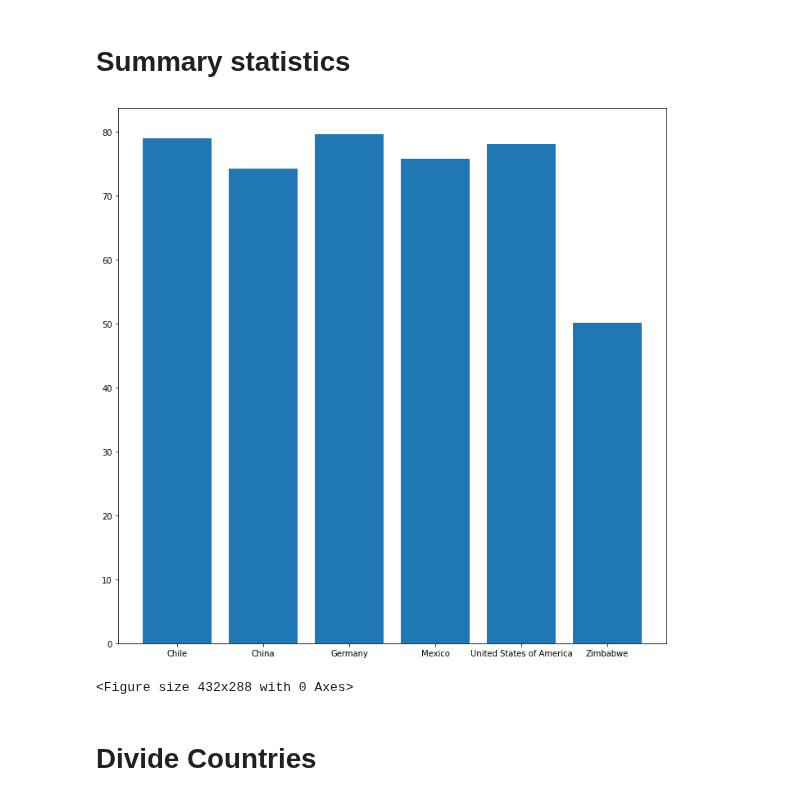
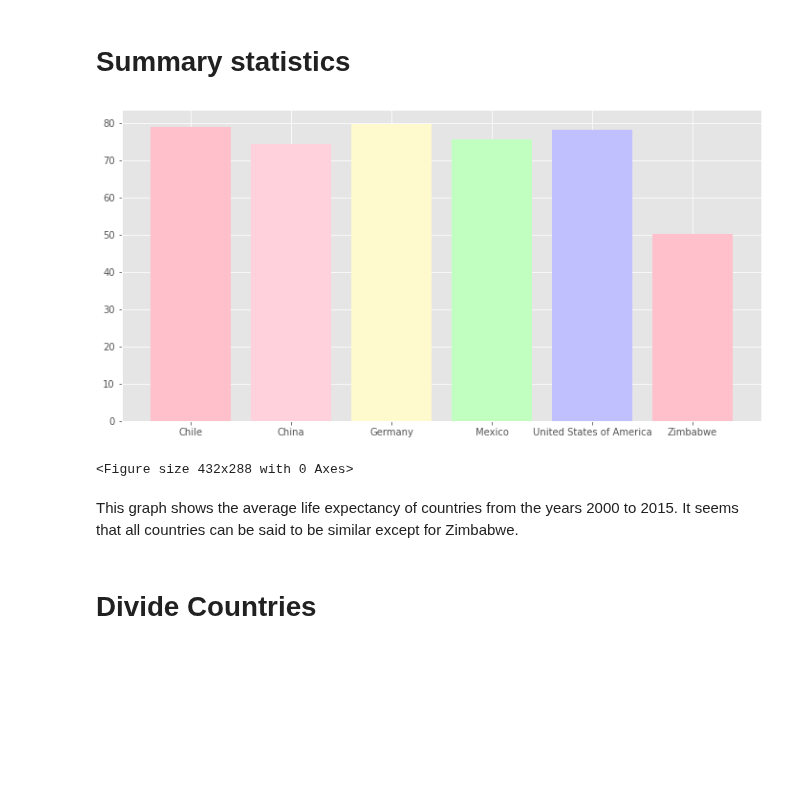
Before and after one commit to TahlonBrahic/Data-Science-Portfolio, a Jupyter notebook: Data Analysis/GDP vs Life Expectancy/GDPvsLifeExpectancy.ipynb, the cells around one changed output. Saved outputs shown, nothing was run; the diff lists cells and outputs as text; code cells hidden in the pictures; blank space fills up the shorter version.

Commit message:
Add more detailed graph and linear regression

```diff
--- a/Data Analysis/GDP vs Life Expectancy/GDPvsLifeExpectancy.ipynb
+++ b/Data Analysis/GDP vs Life Expectancy/GDPvsLifeExpectancy.ipynb
@@ -11,16 +12,19 @@ countries = df.Country.unique().tolist()
 # %%
 mean_life_expectancy = df.groupby('Country')['Life expectancy at birth (years)'].mean()
 min_life_expectancy = df.groupby('Country')['Life expectancy at birth (years)'].min()
 max_life_expectancy = df.groupby('Country')['Life expectancy at birth (years)'].max()
-plt.figure(figsize=(12,12))
+plt.style.use('ggplot')
+plt.figure(figsize=(12,6))
 ax = plt.subplot()
-plt.bar(range(len(countries)), mean_life_expectancy)
-ax.set_xticklabels(['filler' ,'Chile', 'China', 'Germany', 'Mexico', 'United States of America', 'Zimbabwe']) # why does this 0 index?
+plt.bar(range(len(countries)), mean_life_expectancy, color=['#FFC0CB', '#FFD1DC', '#FFFACD', '#C0FFC0', '#C0C0FF'])
+ax.set_xticklabels(['filler' ,'Chile', 'China', 'Germany', 'Mexico', 'United States of America', 'Zimbabwe'])
 plt.show()
 plt.clf()
 # %% [output]
-[figure, old version]
+[figure, new version]
 <Figure size 432x288 with 0 Axes>
+# %% [markdown]
+This graph shows the average life expectancy of countries from the years 2000 to 2015. It seems that all countries can be said to be similar except for Zimbabwe.
 # %% [markdown]
 # Divide Countries
 # %%
```
Also changed, not shown: parts of 4 cells of this notebook.
